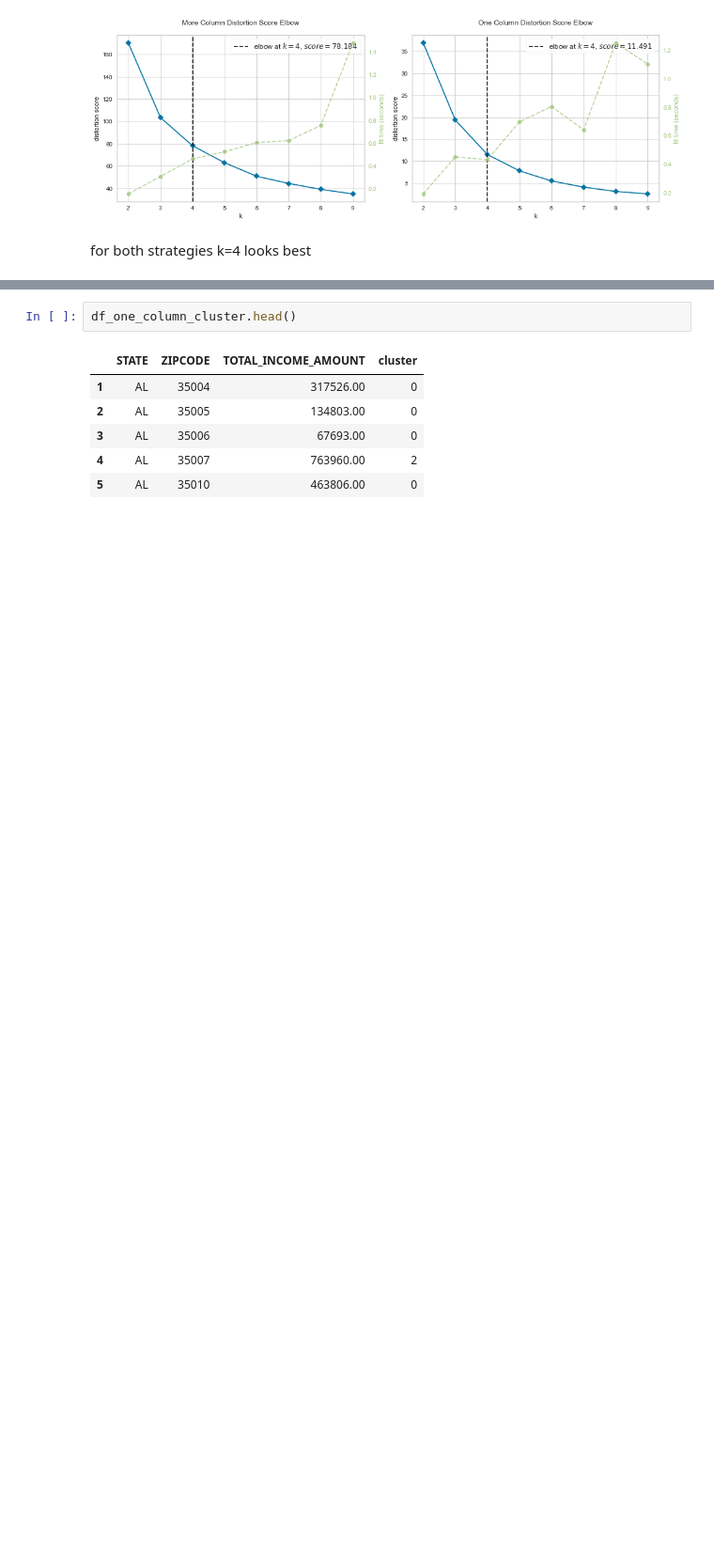
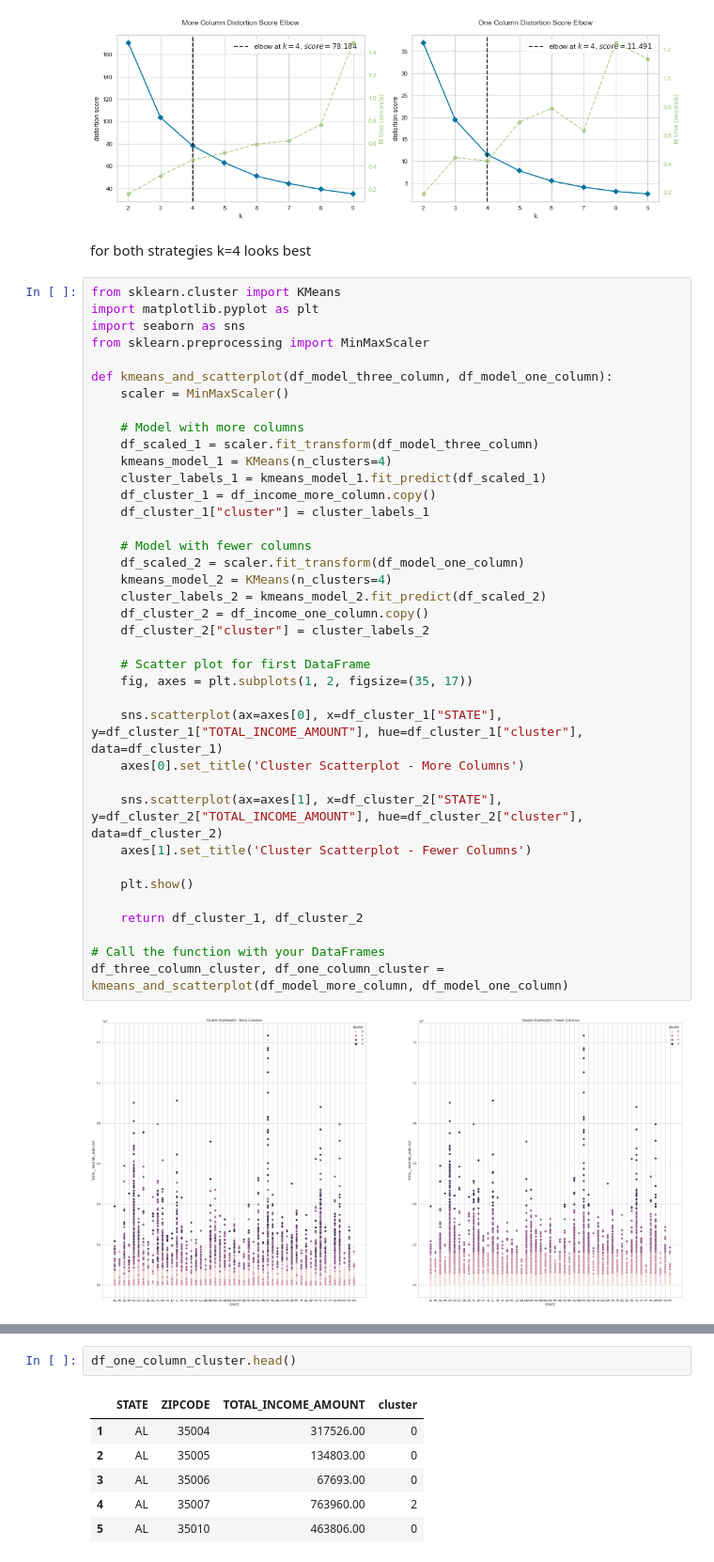
Before and after one commit to furkaneneseren/US-Tax-Analyze, a Jupyter notebook: zipcode_cluster.ipynb, the cells around one changed output, grey strips where cells are left out. Shown at 94% size. Cells and saved outputs as stored; diff of their text form; blank space fills up the shorter version.

```diff
--- a/zipcode_cluster.ipynb
+++ b/zipcode_cluster.ipynb
@@ -199,3 +198,43 @@ kmeans(df_model_three_column, df_model_one_column)
 [figure]
 # %% [markdown]
 for both strategies k=4 looks best
+# %%
+from sklearn.cluster import KMeans
+import matplotlib.pyplot as plt
+import seaborn as sns
+from sklearn.preprocessing import MinMaxScaler
+
+def kmeans_and_scatterplot(df_model_three_column, df_model_one_column):
+    scaler = MinMaxScaler()
+
+    # Model with more columns
+    df_scaled_1 = scaler.fit_transform(df_model_three_column)
+    kmeans_model_1 = KMeans(n_clusters=4)
+    cluster_labels_1 = kmeans_model_1.fit_predict(df_scaled_1)
+    df_cluster_1 = df_income_more_column.copy()
+    df_cluster_1["cluster"] = cluster_labels_1
+
+    # Model with fewer columns
+    df_scaled_2 = scaler.fit_transform(df_model_one_column)
+    kmeans_model_2 = KMeans(n_clusters=4)
+    cluster_labels_2 = kmeans_model_2.fit_predict(df_scaled_2)
+    df_cluster_2 = df_income_one_column.copy()
+    df_cluster_2["cluster"] = cluster_labels_2
+
+    # Scatter plot for first DataFrame
+    fig, axes = plt.subplots(1, 2, figsize=(35, 17))
+
+    sns.scatterplot(ax=axes[0], x=df_cluster_1["STATE"], y=df_cluster_1["TOTAL_INCOME_AMOUNT"], hue=df_cluster_1["cluster"], data=df_cluster_1)
+    axes[0].set_title('Cluster Scatterplot - More Columns')
+
+    sns.scatterplot(ax=axes[1], x=df_cluster_2["STATE"], y=df_cluster_2["TOTAL_INCOME_AMOUNT"], hue=df_cluster_2["cluster"], data=df_cluster_2)
+    axes[1].set_title('Cluster Scatterplot - Fewer Columns')
+
+    plt.show()
+
+    return df_cluster_1, df_cluster_2
+
+# Call the function with your DataFrames
+df_three_column_cluster, df_one_column_cluster = kmeans_and_scatterplot(df_model_more_column, df_model_one_column)
+# %% [output]
+[figure, added]
```
Also changed, not shown: parts of 38 cells of this notebook.
